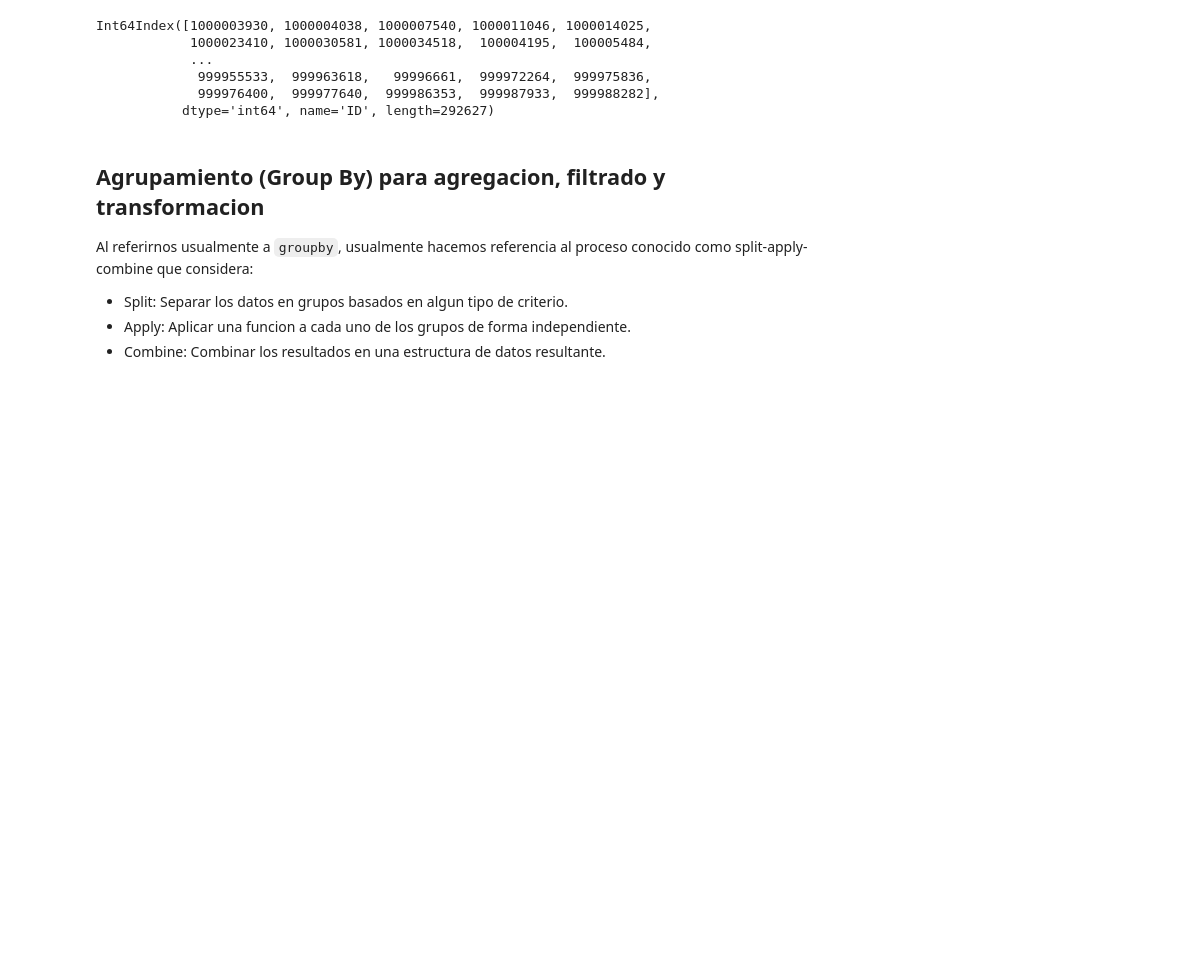
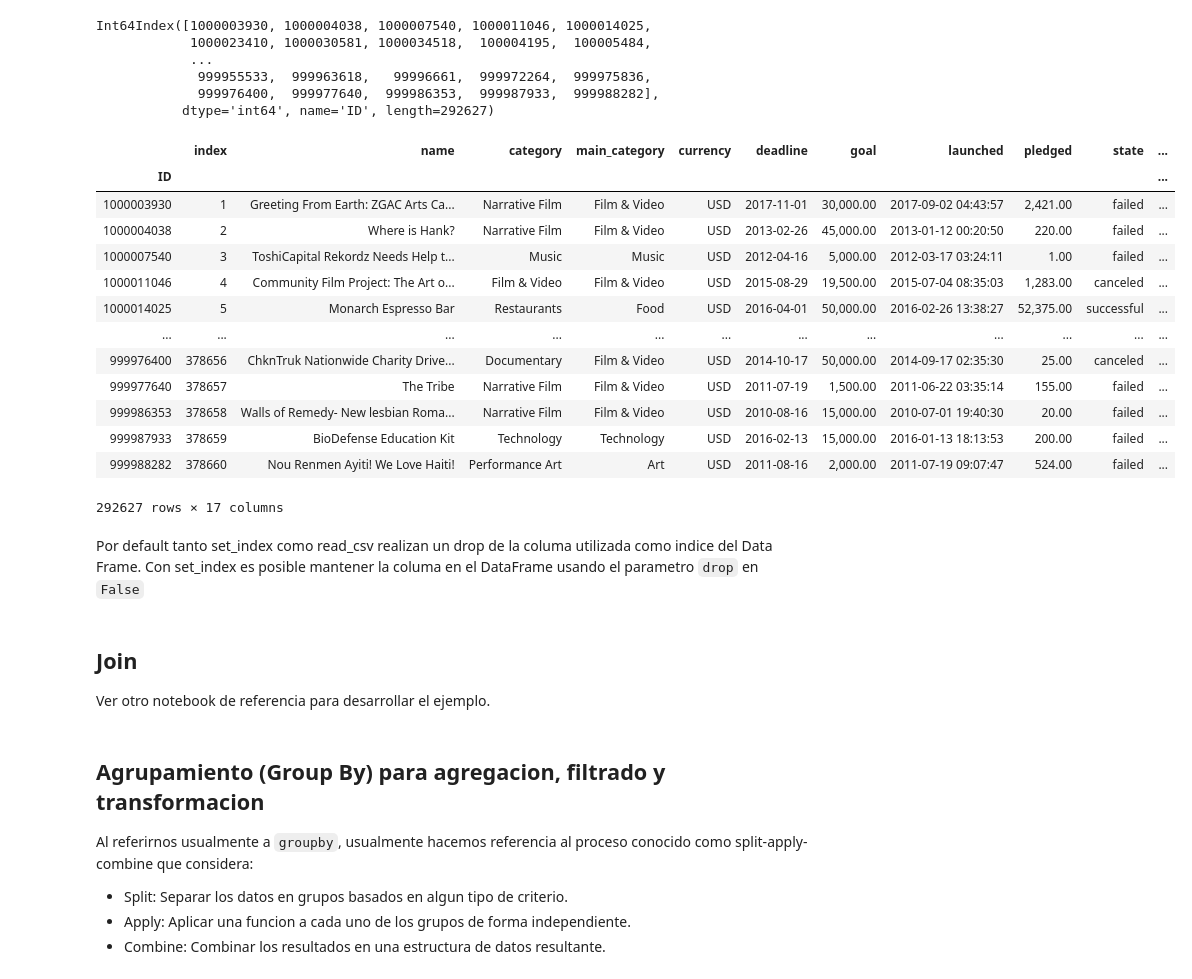
Before and after one commit to idontdomath/datos-exploratory-data-analysis, a Jupyter notebook: 2019-02/02-kickstarter-projects.ipynb, the cells around one changed output. Saved outputs shown, nothing was run; the diff lists cells and outputs as text; code cells hidden in the pictures; blank space fills up the shorter version.

````diff
--- a/2019-02/02-kickstarter-projects.ipynb
+++ b/2019-02/02-kickstarter-projects.ipynb
@@ -680,6 +735,29 @@ Int64Index([1000003930, 1000004038, 1000007540, 1000011046, 1000014025,
              999955533,  999963618,   99996661,  999972264,  999975836,
              999976400,  999977640,  999986353,  999987933,  999988282],
            dtype='int64', name='ID', length=292627)
+# %%
+projects_2017
+# %% [output]
+|  | index | name | category | main_category | currency | deadline | goal | launched | pledged | state | ... |
+| ID |  |  |  |  |  |  |  |  |  |  | ... |
+| 1000003930 | 1 | Greeting From Earth: ZGAC Arts Ca... | Narrative Film | Film & Video | USD | 2017-11-01 | 30,000.00 | 2017-09-02 04:43:57 | 2,421.00 | failed | ... |
+| 1000004038 | 2 | Where is Hank? | Narrative Film | Film & Video | USD | 2013-02-26 | 45,000.00 | 2013-01-12 00:20:50 | 220.00 | failed | ... |
+| 1000007540 | 3 | ToshiCapital Rekordz Needs Help t... | Music | Music | USD | 2012-04-16 | 5,000.00 | 2012-03-17 03:24:11 | 1.00 | failed | ... |
+| 1000011046 | 4 | Community Film Project: The Art o... | Film & Video | Film & Video | USD | 2015-08-29 | 19,500.00 | 2015-07-04 08:35:03 | 1,283.00 | canceled | ... |
+| 1000014025 | 5 | Monarch Espresso Bar | Restaurants | Food | USD | 2016-04-01 | 50,000.00 | 2016-02-26 13:38:27 | 52,375.00 | successful | ... |
+| ... | ... | ... | ... | ... | ... | ... | ... | ... | ... | ... | ... |
+| 999976400 | 378656 | ChknTruk Nationwide Charity Drive... | Documentary | Film & Video | USD | 2014-10-17 | 50,000.00 | 2014-09-17 02:35:30 | 25.00 | canceled | ... |
+| 999977640 | 378657 | The Tribe | Narrative Film | Film & Video | USD | 2011-07-19 | 1,500.00 | 2011-06-22 03:35:14 | 155.00 | failed | ... |
+| 999986353 | 378658 | Walls of Remedy- New lesbian Roma... | Narrative Film | Film & Video | USD | 2010-08-16 | 15,000.00 | 2010-07-01 19:40:30 | 20.00 | failed | ... |
+| 999987933 | 378659 | BioDefense Education Kit | Technology | Technology | USD | 2016-02-13 | 15,000.00 | 2016-01-13 18:13:53 | 200.00 | failed | ... |
+| 999988282 | 378660 | Nou Renmen Ayiti! We Love Haiti! | Performance Art | Art | USD | 2011-08-16 | 2,000.00 | 2011-07-19 09:07:47 | 524.00 | failed | ... |
+292627 rows × 17 columns
+# %% [markdown]
+Por default tanto set_index como read_csv realizan un drop de la columa utilizada como indice del Data Frame. Con set_index es posible mantener la columa en el DataFrame usando el parametro ```drop``` en ```False```
+# %% [markdown]
+## Join
+
+Ver otro notebook de referencia para desarrollar el ejemplo.
 # %% [markdown]
 ## Agrupamiento (Group By) para agregacion, filtrado y transformacion
 
````
Also changed, not shown: parts of 79 cells of this notebook, 1 other file.
